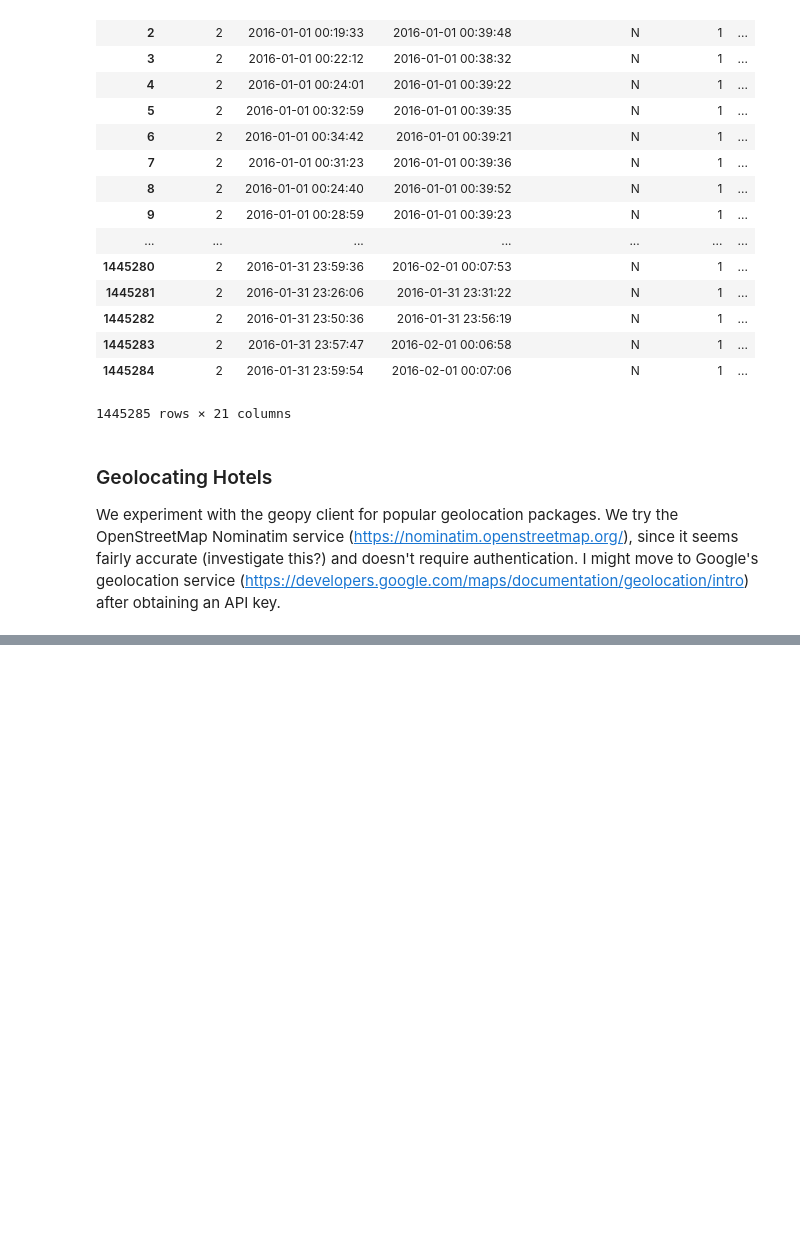
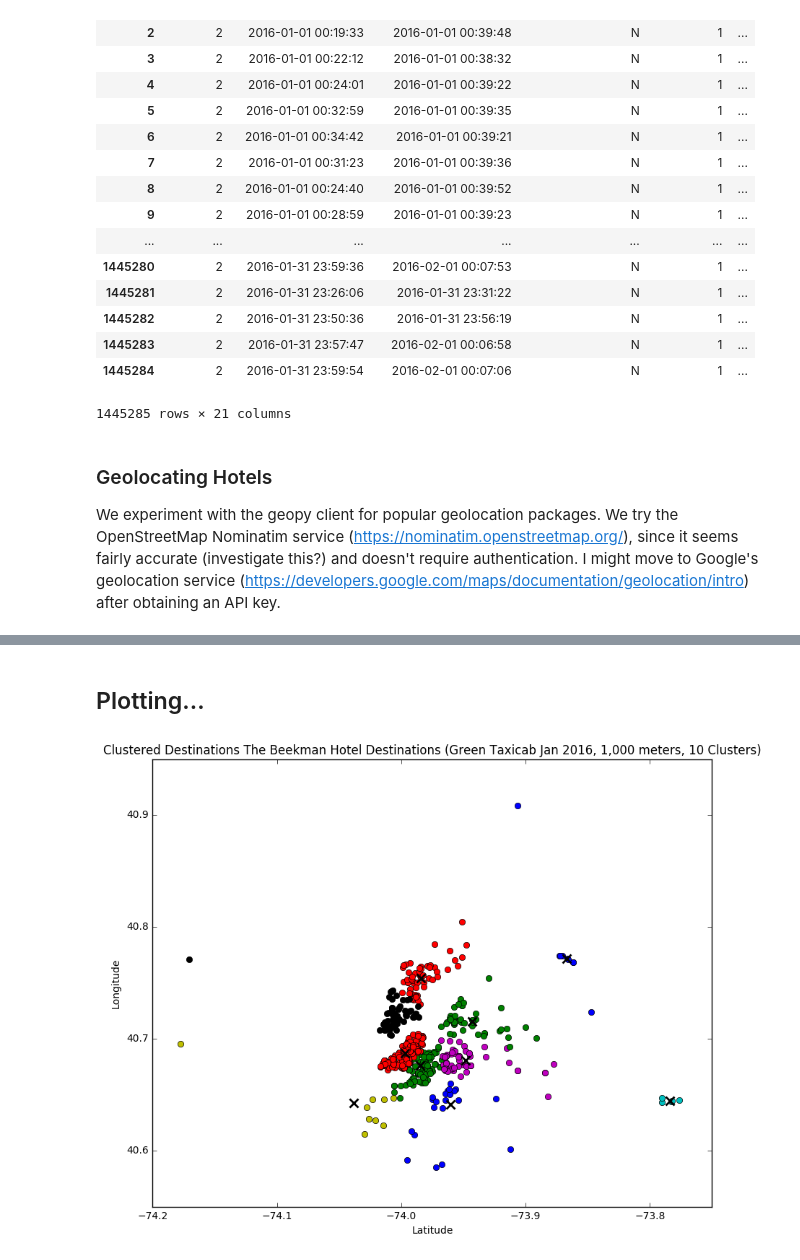
Before and after one commit to djsaunde/NYCHotelData, a Jupyter notebook: code/NYC Data Experiment.ipynb, the cells around one changed output, grey strips where cells are left out. Drawn from its saved outputs; the diff is of its cells as text; code cells hidden in the pictures; blank space fills up the shorter version.

```diff
--- a/code/NYC Data Experiment.ipynb
+++ b/code/NYC Data Experiment.ipynb
@@ -323,0 +262,43 @@ Wall time: 1min 3s
+# %%
+# creating a function to visualize a clustering of the destination data
+
+def visualize_clustering(destinations, n_clusters, append_to_title):
+    '''
+    A function which fits a clustering model and plots its visualization in color.
+
+    input:
+        destinations: A numpy array of shape (2, M), where M is equal to the number of taxicab trips which satisfy
+        the above distance criterion.
+        n_clusters: The number of clusters to consider in doing K-Means clustering.
+        append_to_title: String to append to the tite of the plot for context.
+
+    output:
+        A visualization of the clusters found by running the K-Means algorithm with the specified number of
+        clusters.
+    '''
+    # create model, fit it to data, get cluster indices
+    model = MiniBatchKMeans(n_clusters=n_clusters)
+    labels = model.fit_predict(destinations)
+    centroids = model.cluster_centers_
+
+    # plot the data and their cluster labels
+    for clstr in range(n_clusters):
+        # plot just the points in cluster i
+        clstr_points = destinations[ np.where(labels == clstr) ]
+        plt.plot(clstr_points[:, 0], clstr_points[:, 1], 'o')
+        # plot the centroids
+        lines = plt.plot(centroids[clstr, 0], centroids[clstr, 1], 'kx')
+        # make the centroid x's bigger
+        plt.setp(lines, ms=8.0)
+        plt.setp(lines, mew=2.0)
+
+    plt.title('Clustered Destinations ' + append_to_title)
+    plt.xlabel('Latitude')
+    plt.ylabel('Longitude')
+    plt.show()
+# %% [markdown]
+## Plotting...
+# %%
+visualize_clustering(destinations.T, 10, 'The Beekman Hotel Destinations (Green Taxicab Jan 2016, 1,000 meters, 10 Clusters)')
+# %% [output]
+[figure, added]
```
Also changed, not shown: parts of 32 cells of this notebook, 1 other file.
